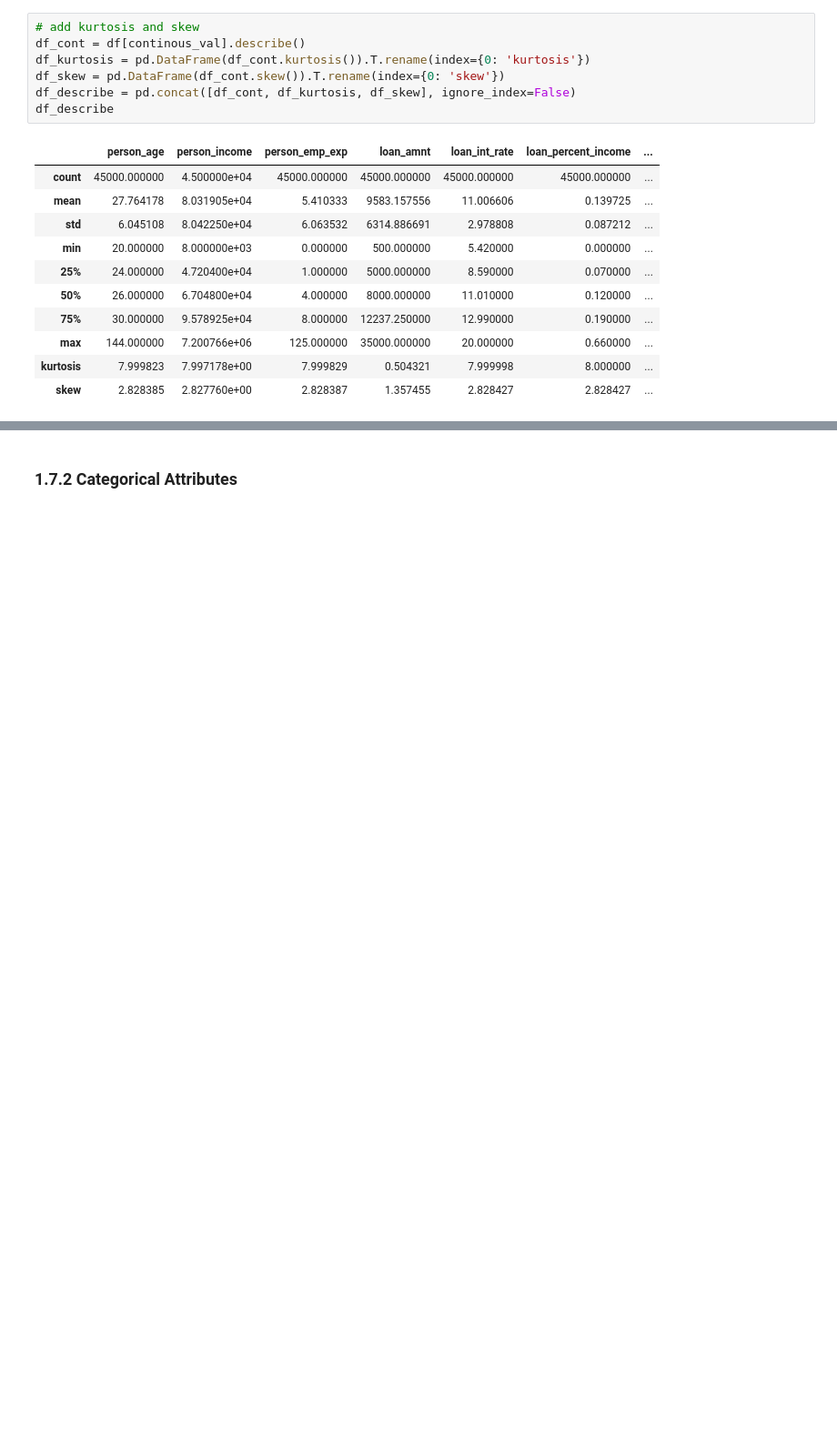
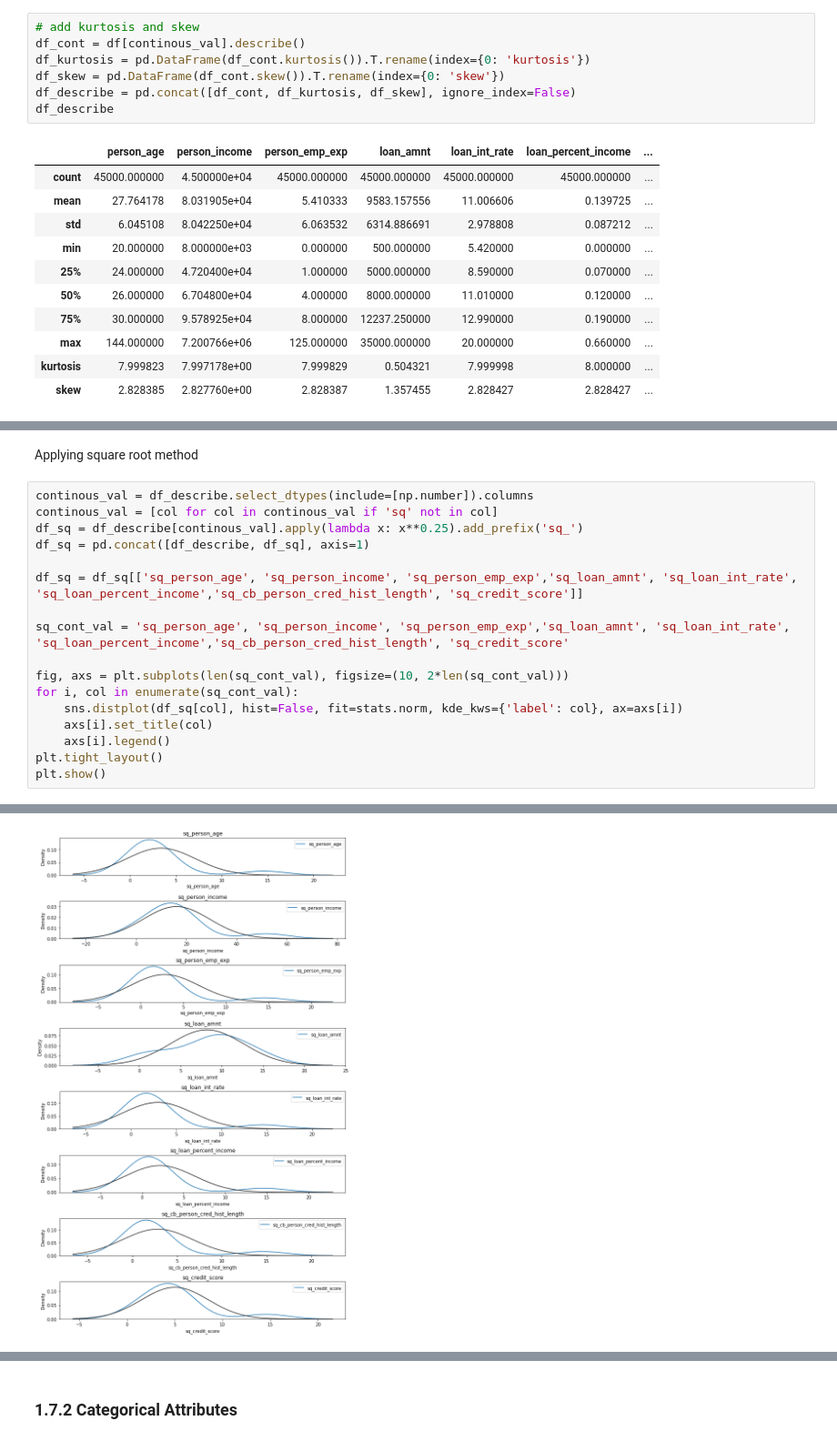
Before and after one commit to luizdataeng/loan_payment, a Jupyter notebook: loan_payment_classification.ipynb, the cells around one changed output, grey strips where cells are left out. Shown: that part at 91% size. Drawn from its saved outputs; the diff is of its cells as text; blank space fills up the shorter version.

```diff
--- a/loan_payment_classification.ipynb
+++ b/loan_payment_classification.ipynb
@@ -369,0 +290,20 @@ Moderate kurtosis (mesokurtic): loan_amount.
+# %% [markdown]
+Applying square root method
+# %%
+continous_val = df_describe.select_dtypes(include=[np.number]).columns
+continous_val = [col for col in continous_val if 'sq' not in col]
+df_sq = df_describe[continous_val].apply(lambda x: x**0.25).add_prefix('sq_')
+df_sq = pd.concat([df_describe, df_sq], axis=1)
+
+df_sq = df_sq[['sq_person_age', 'sq_person_income', 'sq_person_emp_exp','sq_loan_amnt', 'sq_loan_int_rate', 'sq_loan_percent_income','sq_cb_person_cred_hist_length', 'sq_credit_score']]
+
+sq_cont_val = 'sq_person_age', 'sq_person_income', 'sq_person_emp_exp','sq_loan_amnt', 'sq_loan_int_rate', 'sq_loan_percent_income','sq_cb_person_cred_hist_length', 'sq_credit_score'
+
+fig, axs = plt.subplots(len(sq_cont_val), figsize=(10, 2*len(sq_cont_val)))
+for i, col in enumerate(sq_cont_val):
+    sns.distplot(df_sq[col], hist=False, fit=stats.norm, kde_kws={'label': col}, ax=axs[i])
+    axs[i].set_title(col)
+    axs[i].legend()
+plt.tight_layout()
+plt.show()
+# %% [output]
@@ -369,0 +327 @@ Moderate kurtosis (mesokurtic): loan_amount.
+[figure, added]
```
Also changed, not shown: parts of 37 cells of this notebook, 1 other file.
